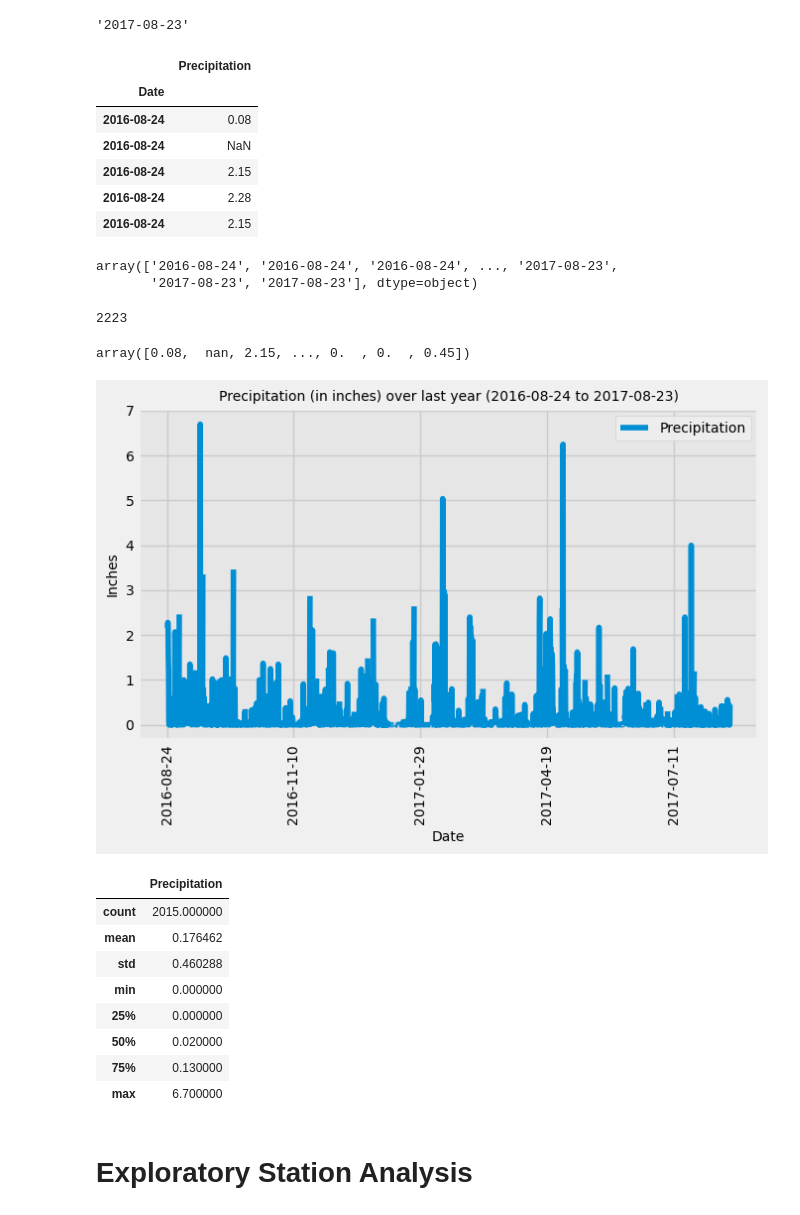
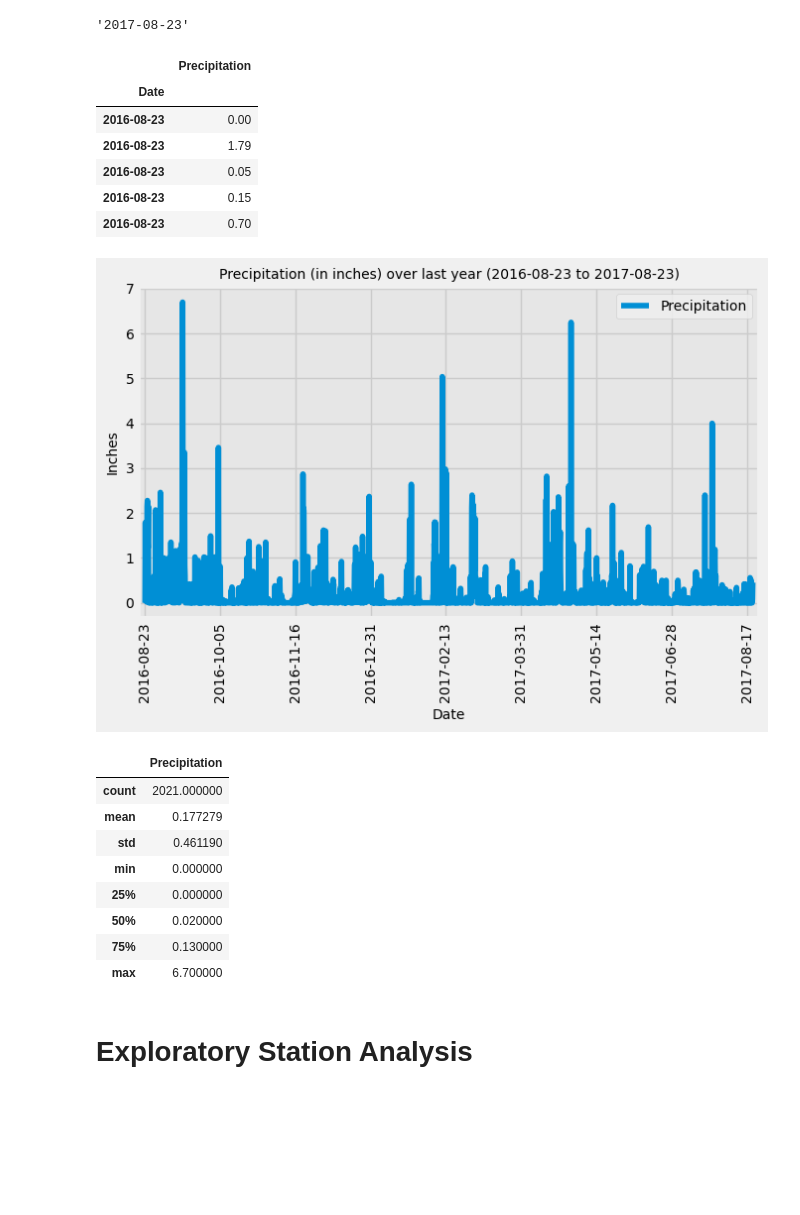
Before and after one commit to saraparveen26/SQLAlchemy---Climate-Data-Analysis-and-API-app, a Jupyter notebook: SurfsUp/climate_solved.ipynb, the cells around one changed output. Saved outputs shown, nothing was run; the diff lists cells and outputs as text; code cells hidden in the pictures; blank space fills up the shorter version.

```diff
--- a/SurfsUp/climate_solved.ipynb
+++ b/SurfsUp/climate_solved.ipynb
@@ -79,85 +78,65 @@ latest_date
 
 # Starting from the most recent data point in the database.
 # Calculate the date one year from the last date in data set.
-latest_year_date = dt.datetime.strptime(latest_date, '%Y-%m-%d') - dt.timedelta(days=365)
+# latest_year_date = dt.datetime.strptime(latest_date, '%Y-%m-%d') - dt.timedelta(days=365)
+latest_year_date = dt.date(2017,8,23) - dt.timedelta(days = 365)
 
 # Perform a query to retrieve the data and precipitation scores
 prcp_scores = session.query(Measurement.date, Measurement.prcp).\
             filter(Measurement.date >= latest_year_date).all()
 
+# Save the query results as a Pandas DataFrame and set the index to the date column
+prcp_scores_db = pd.DataFrame(prcp_scores, columns=['Date', 'Precipitation']).set_index('Date')
 
-# Save the query results as a Pandas DataFrame and set the index to the date column
-prcp_scores_db = pd.DataFrame(prcp_scores, columns=['Date', 'Precipitation'])
-prcp_scores_db.set_index('Date', inplace = True)
-
-# Sort the dataframe by date
-prcp_scores_db = prcp_scores_db.sort_index(ascending = True)
+# Sort the dataframe by date and drop null values
+prcp_scores_db = prcp_scores_db.sort_index(ascending = True).dropna()
 
 # Display the database
 prcp_scores_db.head()
 # %% [output]
 |  | Precipitation |
 | Date |  |
-| 2016-08-24 | 0.08 |
-| 2016-08-24 | NaN |
-| 2016-08-24 | 2.15 |
-| 2016-08-24 | 2.28 |
-| 2016-08-24 | 2.15 |
+| 2016-08-23 | 0.00 |
+| 2016-08-23 | 1.79 |
+| 2016-08-23 | 0.05 |
+| 2016-08-23 | 0.15 |
+| 2016-08-23 | 0.70 |
-# %%
-x=prcp_scores_db.index.values
-x
-# %% [output]
-array(['2016-08-24', '2016-08-24', '2016-08-24', ..., '2017-08-23',
-       '2017-08-23', '2017-08-23'], dtype=object)
-# %%
-len(x)
-# %% [output]
-2223
-# %%
-y=prcp_scores_db['Precipitation'].values
-y
-# %% [output]
-array([0.08,  nan, 2.15, ..., 0.  , 0.  , 0.45])
 # %%
 # Use Pandas Plotting with Matplotlib to plot the data
 
-Fig1 = prcp_scores_db.plot(figsize=(7,5), fontsize=10)
+Fig1 = prcp_scores_db.plot(figsize=(7,5), fontsize=10, rot=90)
 
-# plt.xlim([dt.date(2016, 8, 23), dt.date(2017, 8, 23)])
+# Set x-axis limits
+Fig1.set_xlim(-20, len(prcp_scores_db)+20)
 
-# plt.xlim((latest_year_date - dt.timedelta(days=1)),
-#           (latest_year_date + dt.timedelta(days=366)))
+# Fig1.xaxis.set_major_locator(ticker.MaxNLocator())
 
-# plt.xlim('2016-08-23', '2017-08-24')
-# Fig1.set_xlim(-20, len(prcp_scores_db)+1)
-# Fig1.set_xticks(range(0, (len(prcp_scores_db))))
-# Fig1.set_xticklabels(range(1, (len(prcp_scores)+1)))
-
-# Fig1.set_xticks(range(0, 10))
-# Fig1.set_xticklabels(range(1, 11))
-Fig1.xaxis.set_major_locator(ticker.AutoLocator())
-
-Fig1.set_facecolor('0.9')
-plt.legend(loc='upper right', fontsize=10)
-plt.grid(True, alpha=1.0)
-plt.xticks(rotation=90)
+# Set axis labels and title
 plt.xlabel("Date", size=10)
 plt.ylabel("Inches", size=10)
-plt.title("Precipitation (in inches) over last year (2016-08-24 to 2017-08-23)", size=10)
+plt.title("Precipitation (in inches) over last year (2016-08-23 to 2017-08-23)", size=10)
 
+# Set background, grid and legend details
+Fig1.set_facecolor('0.9')
+plt.grid(True, alpha=1.0)
+plt.legend(loc='upper right', fontsize=10)
 plt.tight_layout()
 
+# Save the chart image
+plt.savefig('Images/Fig1.png')
+
+# Show the chart
 plt.show()
 # %% [output]
-[figure, old version]
+[figure, new version]
 # %%
 # Use Pandas to calcualte the summary statistics for the precipitation data
 prcp_scores_db.describe()
 # %% [output]
 |  | Precipitation |
-| count | 2015.000000 |
-| mean | 0.176462 |
-| std | 0.460288 |
+| count | 2021.000000 |
+| mean | 0.177279 |
+| std | 0.461190 |
 | min | 0.000000 |
 | 25% | 0.000000 |
 | 50% | 0.020000 |
```
Also changed, not shown: parts of 3 cells of this notebook, 3 other files.
